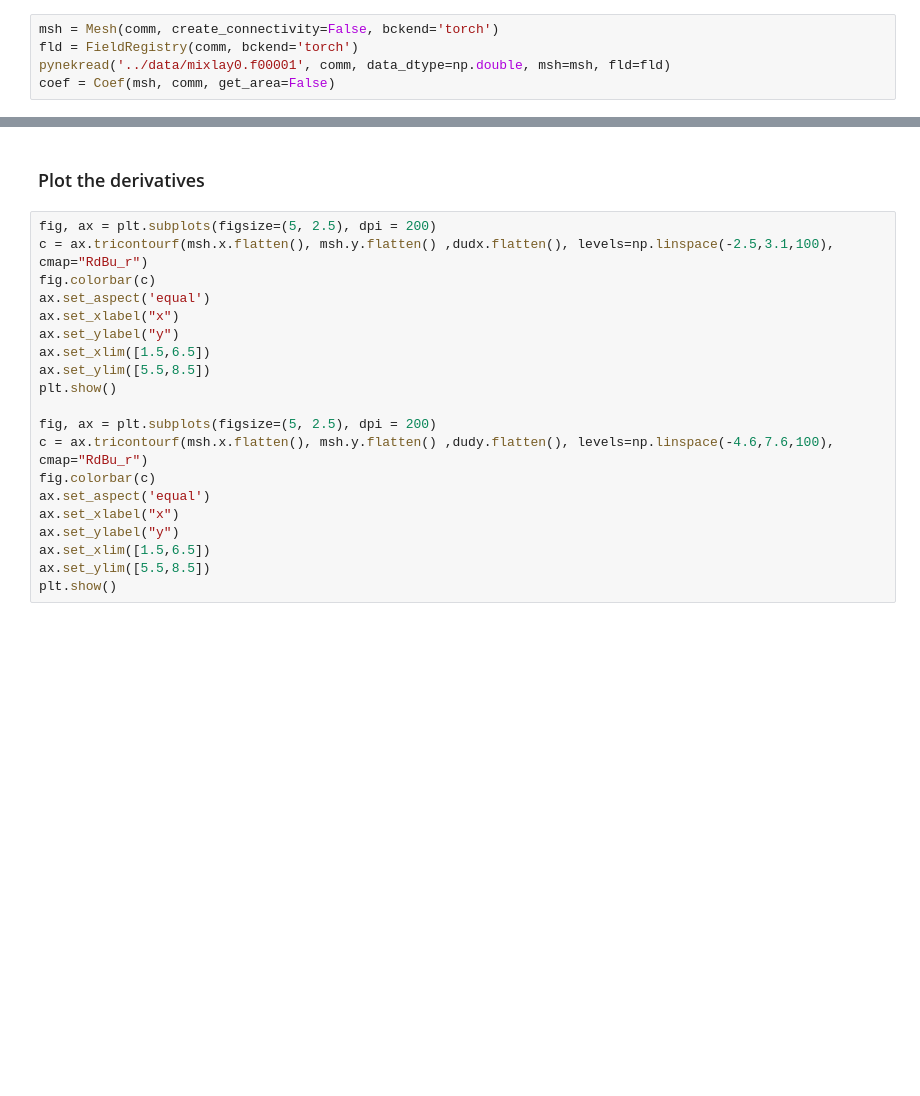
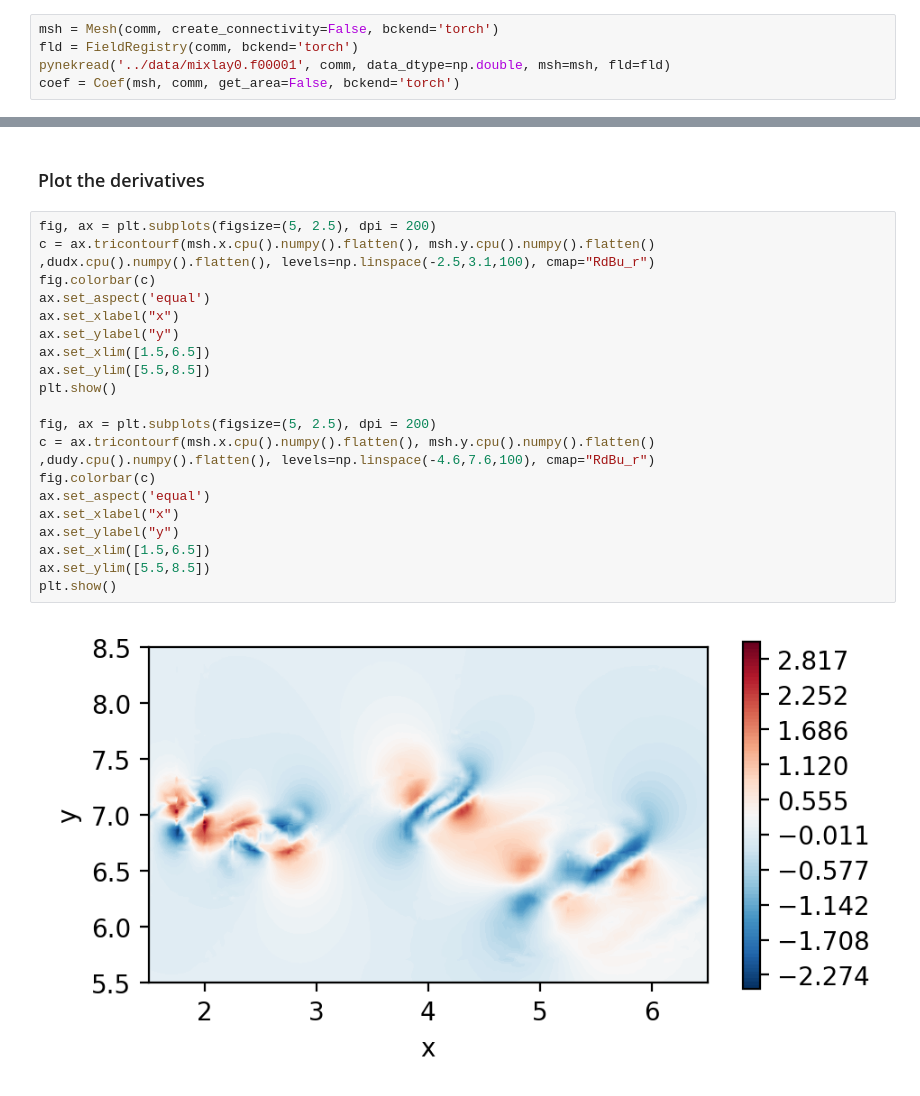
Before and after one commit to nchristensen/pySEMTools, a Jupyter notebook: examples/3-calculus_in_sem_mesh/1.5-differentiation_torch.ipynb, the cells around one changed output, grey strips where cells are left out. Drawn from its saved outputs; the diff is of its cells as text; blank space fills up the shorter version.

```diff
--- a/examples/3-calculus_in_sem_mesh/1.5-differentiation_torch.ipynb
+++ b/examples/3-calculus_in_sem_mesh/1.5-differentiation_torch.ipynb
@@ -29,5 +29,5 @@ In this instance, we create connectivity for the mesh object, given that we wish
 msh = Mesh(comm, create_connectivity=False, bckend='torch')
 fld = FieldRegistry(comm, bckend='torch')
 pynekread('../data/mixlay0.f00001', comm, data_dtype=np.double, msh=msh, fld=fld)
-coef = Coef(msh, comm, get_area=False)
+coef = Coef(msh, comm, get_area=False, bckend='torch')
 # %% [output]
@@ -85,21 +110,23 @@ dudy = coef.dudxyz(fld.registry['u'], coef.drdy, coef.dsdy)
 ### Plot the derivatives
 # %%
 fig, ax = plt.subplots(figsize=(5, 2.5), dpi = 200)
-c = ax.tricontourf(msh.x.flatten(), msh.y.flatten() ,dudx.flatten(), levels=np.linspace(-2.5,3.1,100), cmap="RdBu_r")
+c = ax.tricontourf(msh.x.cpu().numpy().flatten(), msh.y.cpu().numpy().flatten() ,dudx.cpu().numpy().flatten(), levels=np.linspace(-2.5,3.1,100), cmap="RdBu_r")
 fig.colorbar(c)
 ax.set_aspect('equal')
 ax.set_xlabel("x")
 ax.set_ylabel("y")
 ax.set_xlim([1.5,6.5])
 ax.set_ylim([5.5,8.5])
 plt.show()
 
 fig, ax = plt.subplots(figsize=(5, 2.5), dpi = 200)
-c = ax.tricontourf(msh.x.flatten(), msh.y.flatten() ,dudy.flatten(), levels=np.linspace(-4.6,7.6,100), cmap="RdBu_r")
+c = ax.tricontourf(msh.x.cpu().numpy().flatten(), msh.y.cpu().numpy().flatten() ,dudy.cpu().numpy().flatten(), levels=np.linspace(-4.6,7.6,100), cmap="RdBu_r")
 fig.colorbar(c)
 ax.set_aspect('equal')
 ax.set_xlabel("x")
 ax.set_ylabel("y")
 ax.set_xlim([1.5,6.5])
 ax.set_ylim([5.5,8.5])
 plt.show()
+# %% [output]
+[figure, added]
```
Also changed, not shown: parts of 5 cells of this notebook, 1 other file.
